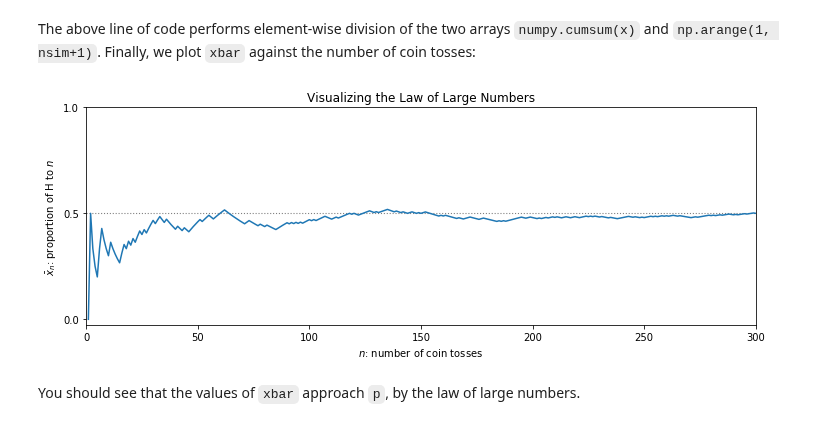
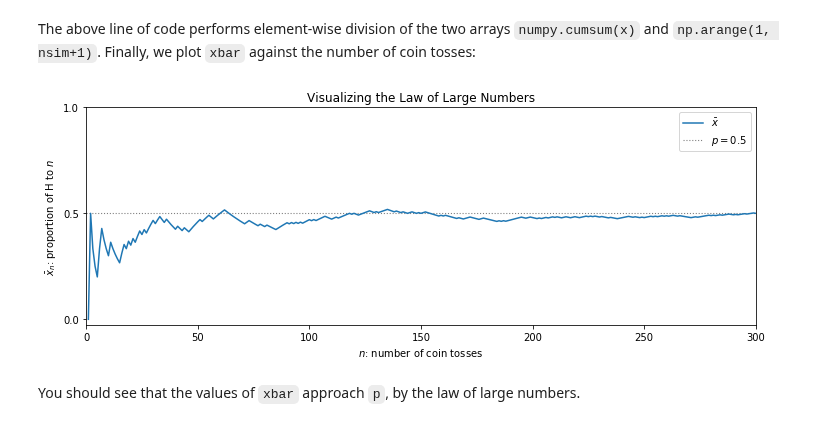
Before and after one commit to buruzaemon/IntroductionToProbabilityPy, a Jupyter notebook: Ch10.ipynb, the cells around one changed output. Cells and saved outputs as stored; diff of their text form; code cells hidden in the pictures.

Commit message:
Completed interactive visualization for CLR in Ch 10, Appendix A

```diff
--- a/Ch10.ipynb
+++ b/Ch10.ipynb
@@ -54,21 +54,23 @@ The above line of code performs element-wise division of the two arrays `numpy.c
 # %%
 x = np.arange(1, nsim+1)
 y = xbar
 
 plt.figure(figsize=(12, 4))
 
-plt.plot(x, y, '-')
-plt.hlines(p, 0, nsim, linestyle='dotted', lw=1.1, alpha=0.5)
+plt.plot(x, y, '-', label=r'$\bar{x}$')
+plt.hlines(p, 0, nsim, linestyle='dotted', lw=1.1, alpha=0.5, label=r'$p={}$'.format(p))
 
 plt.xlim([0.0, nsim])
 plt.xlabel(r'$n$: number of coin tosses')
 plt.yticks([0.0, 0.5, 1.0])
 plt.ylabel(r'$\bar{x}_{n}$: proportion of H to $n$')
 plt.title('Visualizing the Law of Large Numbers')
 
+plt.legend()
+
 plt.show()
 # %% [output]
-[figure, old version]
+[figure, new version]
 # %% [markdown]
 You should see that the values of `xbar` approach `p`, by the law of large numbers.
 # %% [markdown]
```
Also changed, not shown: parts of 5 cells of this notebook, 3 other files.
